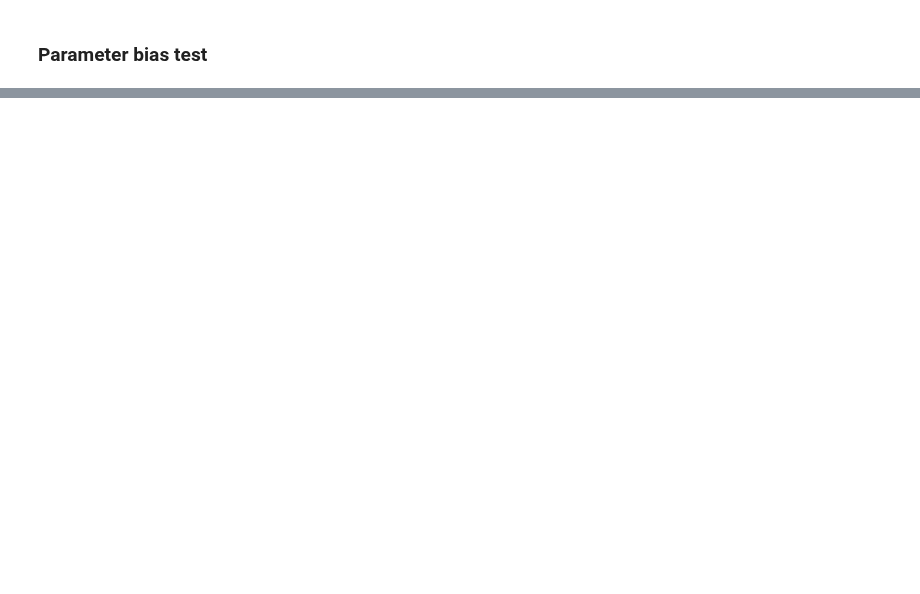
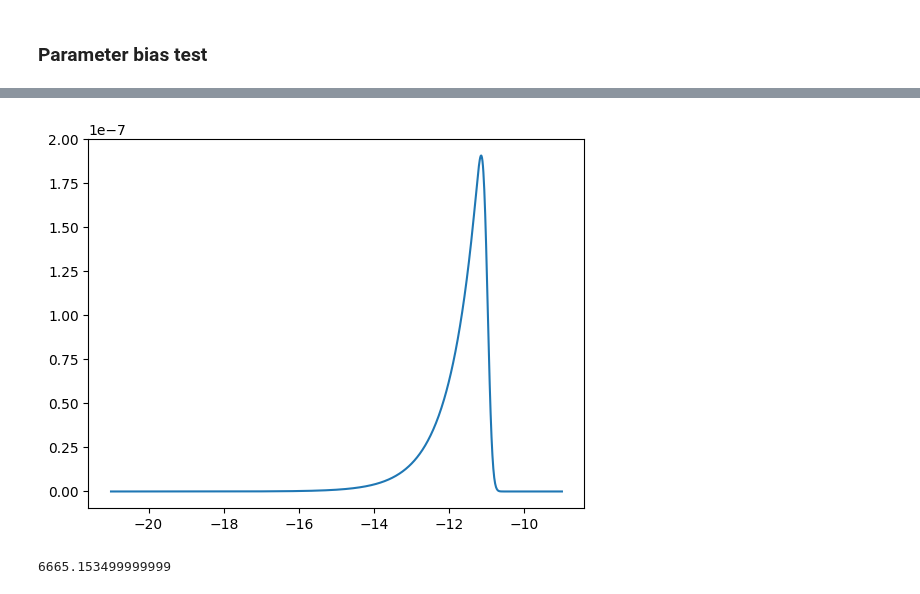
Before and after one commit to Richard-Sti/CANDEL, a Jupyter notebook: notebooks/paper_SH0ES/mock_test_even_simpler.ipynb, the cells around one changed output, grey strips where cells are left out. Drawn from its saved outputs; the diff is of its cells as text; code cells hidden in the pictures; blank space fills up the shorter version.

```diff
--- a/notebooks/paper_SH0ES/mock_test_even_simpler.ipynb
+++ b/notebooks/paper_SH0ES/mock_test_even_simpler.ipynb
@@ -225,0 +350,39 @@ plt.show()
+# %%
+from jax.scipy.stats.norm import logcdf as norm_logcdf
+from quadax import simpson
+from scipy.special import comb
+from scipy.stats import norm
+
+from jax.scipy.special import gammaln
+
+def log_binom(N, n):
+    N = jnp.asarray(N, )
+    n = jnp.asarray(n, )
+    valid = (n >= 0) & (n <= N) & jnp.isfinite(N) & jnp.isfinite(n)
+    val = gammaln(N + 1.0) - gammaln(n + 1.0) - gammaln(N - n + 1.0)
+    return jnp.where(valid, val, -jnp.inf)
+
+
+def log_p_det(M, Rmax, mag_lim, e_mag):
+    norm = jnp.log(3) + jnp.log(jnp.log(10)) - 3 * jnp.log(Rmax) - jnp.log(5) - 3 * M / 5 * jnp.log(10)
+
+    grid_center = mag_lim - 25
+    grid_left = grid_center - 10
+    grid_right = grid_center + 20* e_mag
+
+    x = jnp.linspace(grid_left, grid_right, 1000)
+    log_y = 3 * x / 5 * jnp.log(10) + norm_logcdf((mag_lim - 25 - x) / e_mag)
+    log_intg = jnp.log(simpson(jnp.exp(log_y), x=x))
+
+    # plt.figure()
+    # plt.plot(x, jnp.exp(log_y), label="logcdf")
+    # plt.show()
+
+    return norm + log_intg
+
+
+def p_det_scipy(M, Rmax, mag_lim, e_mag):
+    r = np.linspace(1e-5, Rmax, 1000)
+    mu = r2mu(r)
+    y = 3 * r**2 * norm().cdf((mag_lim - (M + mu)) / e_mag) / Rmax**3
+    return simpson(y, x=r)
@@ -225,0 +415,8 @@ plt.show()
+# %%
+ps = log_p_det(M, Rmax, mag_lim, e_mag)
+# %% [output]
+[figure, added]
+# %%
+npoints * 0.66651535
+# %% [output]
+6665.153499999999
```
Also changed, not shown: parts of 13 cells of this notebook.
